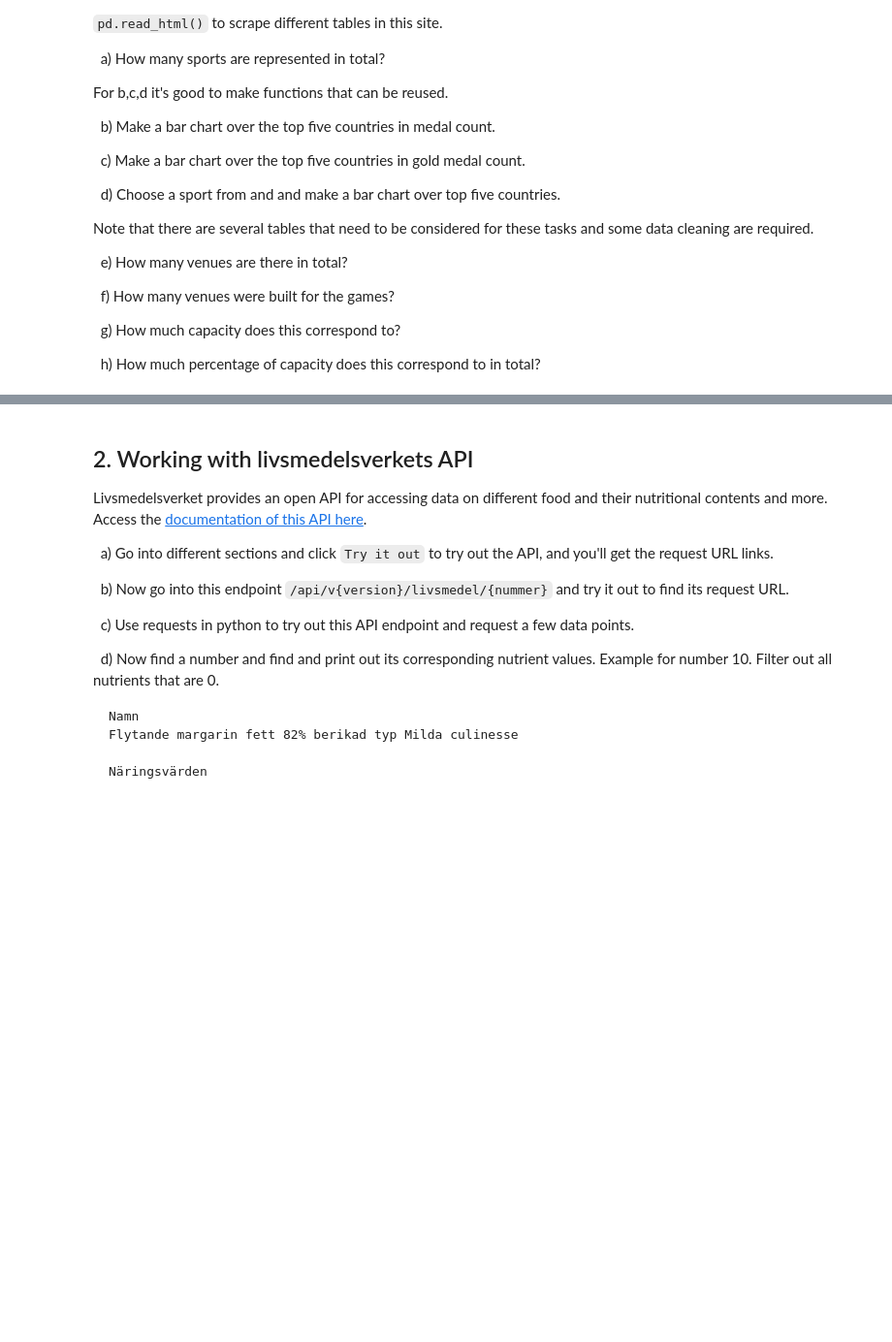
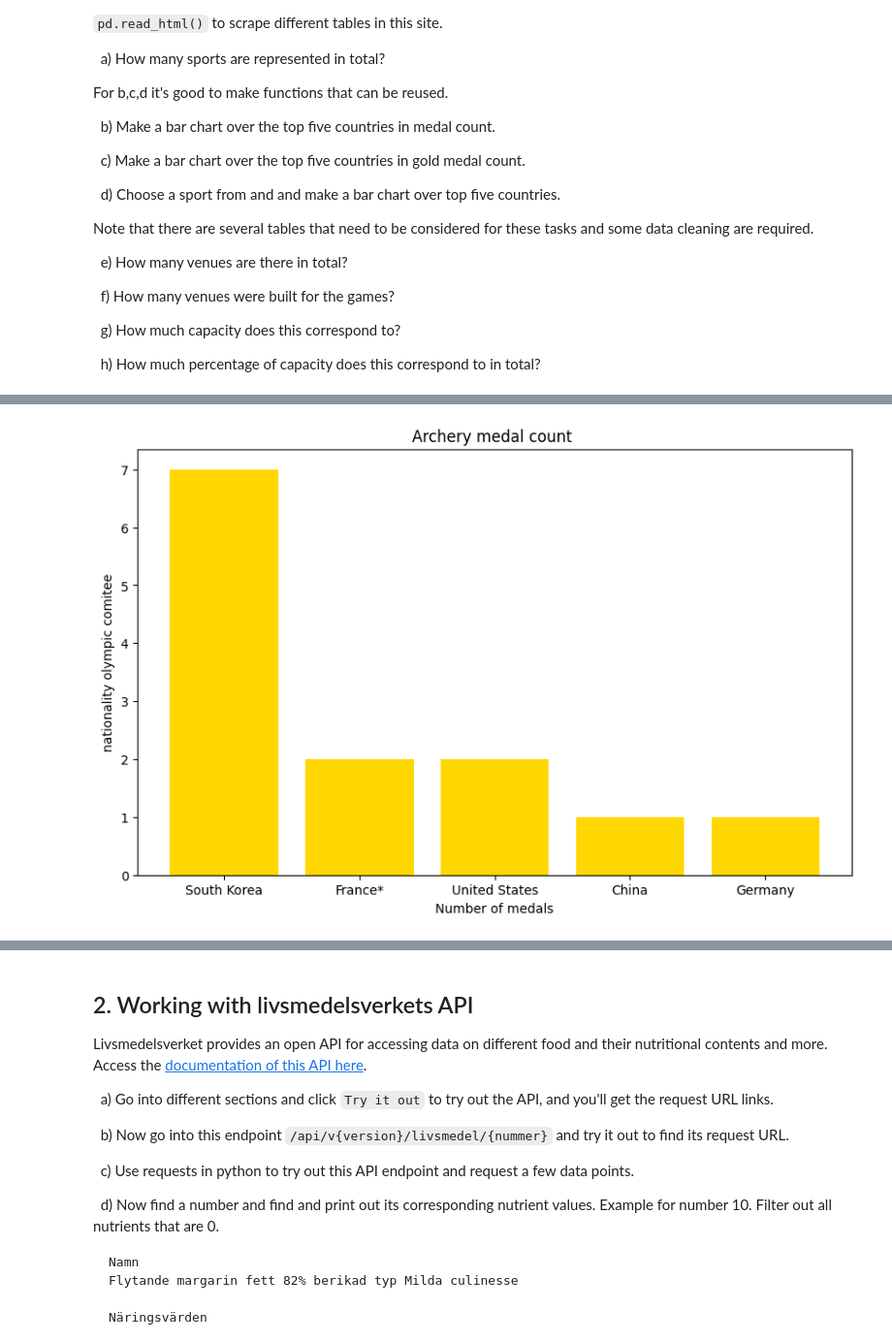
Before and after one commit to Utjiman/Fullstack_data_Richard_Boden, a Jupyter notebook: Exercise/exercise_2.ipynb, the cells around one changed output, grey strips where cells are left out. Shown: that part at 97% size. Saved outputs shown, nothing was run; the diff lists cells and outputs as text; code cells hidden in the pictures; blank space fills up the shorter version.

```diff
--- a/Exercise/exercise_2.ipynb
+++ b/Exercise/exercise_2.ipynb
@@ -419,0 +513,9 @@ df_os
+# %%
+# d) Choose a sport from and and make a bar chart over top five countries.
+
+df_os_archery = pd.read_html ('https://en.wikipedia.org/wiki/Archery_at_the_2024_Summer_Olympics')[4]
+df_os_archery
+
+# rensar bort totala medaljer av alla och tar 5 översta
+df_filtered_arch = df_os_archery[~df_os_archery['NOC'].isin(['Totals (7 entries)'])].head(5)
+df_filtered_arch
@@ -419,0 +529,9 @@ df_os
+# %%
+plt.figure(figsize=(10, 6))
+plt.bar(df_filtered_arch['NOC'], df_filtered_arch['Total'], color= 'gold' )
+plt.title('Archery medal count ')
+plt.xlabel('Number of medals')
+plt.ylabel('nationality olympic comitee')
+plt.show()
+# %% [output]
+[figure, added]
```
Also changed, not shown: parts of 21 cells of this notebook.
